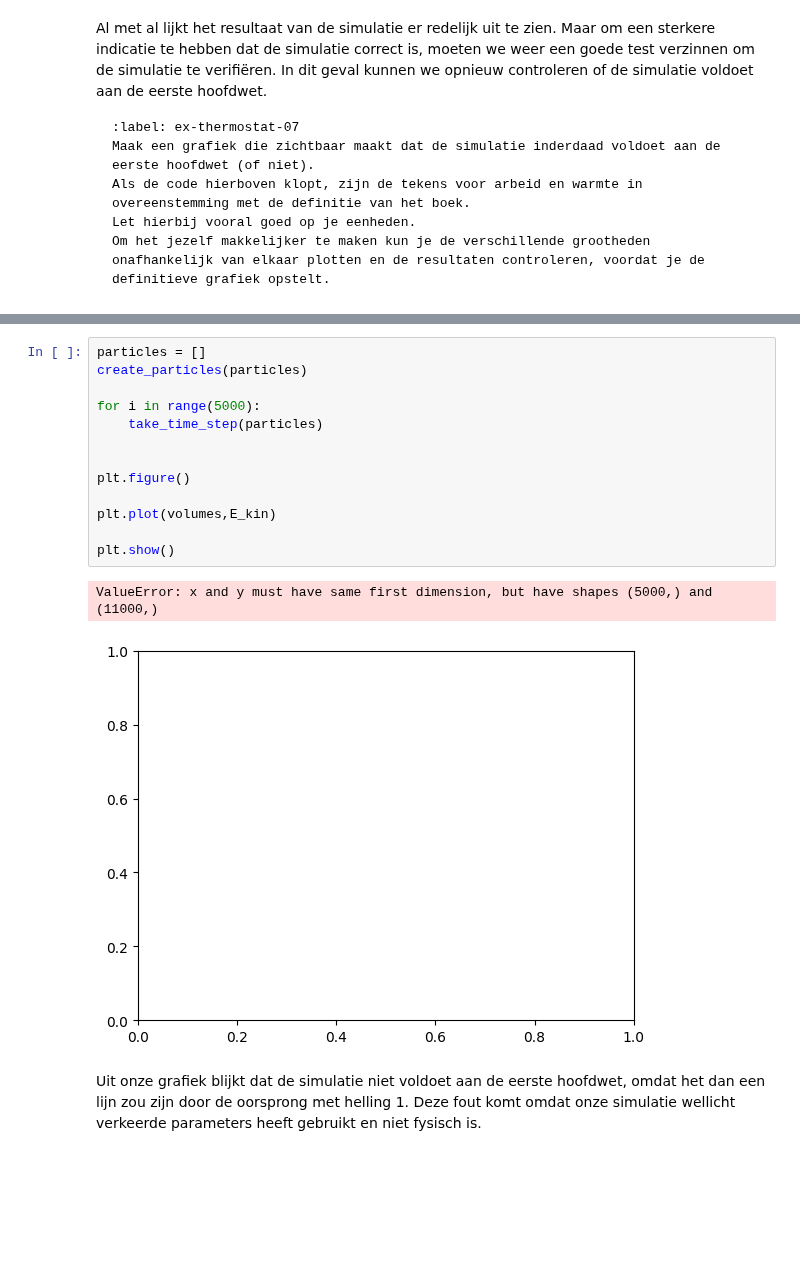
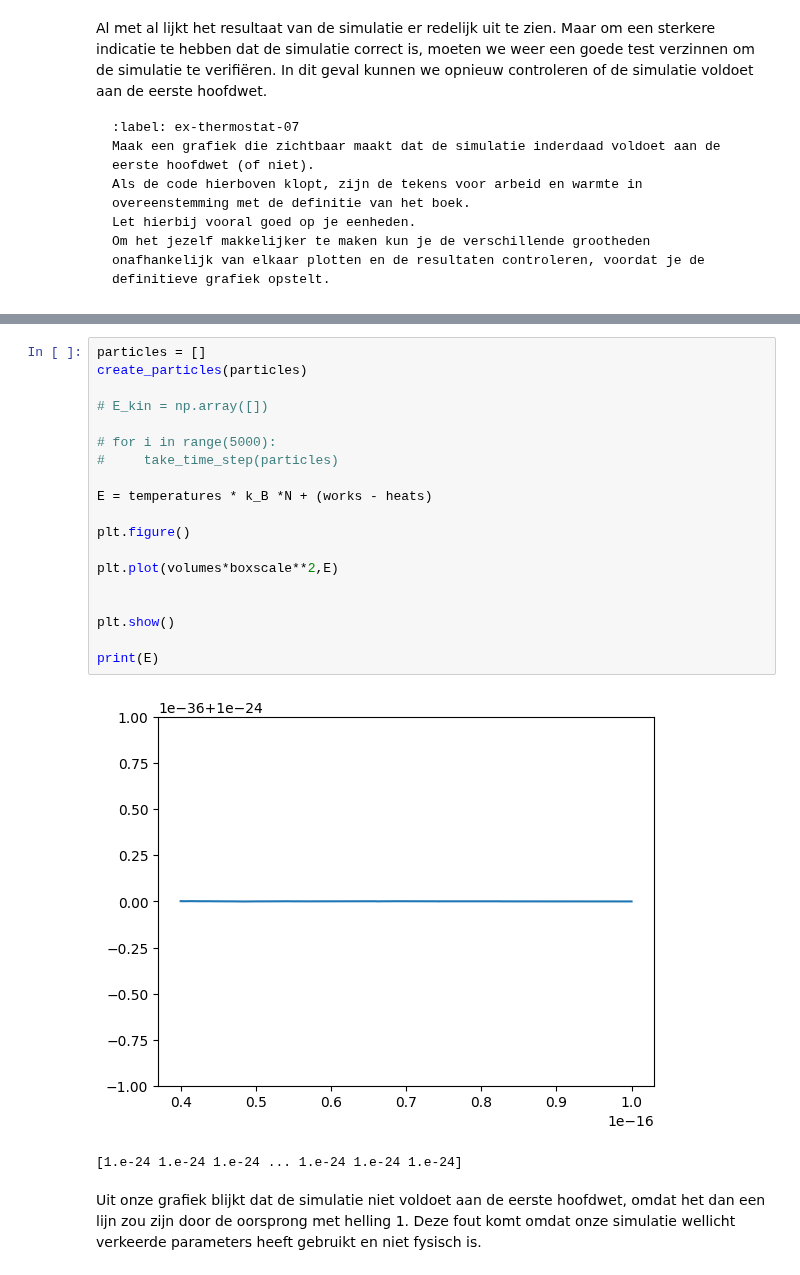
Before and after one commit to cs50202/kimienalesja, a Jupyter notebook: Content/PySim/8_thermostaat.ipynb, the cells around one changed output, grey strips where cells are left out. Drawn from its saved outputs; the diff is of its cells as text; blank space fills up the shorter version.

```diff
--- a/Content/PySim/8_thermostaat.ipynb
+++ b/Content/PySim/8_thermostaat.ipynb
@@ -487,19 +447,25 @@ Om het jezelf makkelijker te maken kun je de verschillende grootheden onafhankel
 # %%
 particles = []
 create_particles(particles)
 
-for i in range(5000):
-    take_time_step(particles)
+# E_kin = np.array([])
 
+# for i in range(5000):
+#     take_time_step(particles)
+
+E = temperatures * k_B *N + (works - heats)
 
 plt.figure()
 
-plt.plot(volumes,E_kin)
+plt.plot(volumes*boxscale**2,E)
+
 
 plt.show()
+
+print(E)
 # %% [output]
+[figure, new version]
-ValueError: x and y must have same first dimension, but have shapes (5000,) and (11000,)
+[1.e-24 1.e-24 1.e-24 ... 1.e-24 1.e-24 1.e-24]
-[figure, old version]
 # %% [markdown]
 Uit onze grafiek blijkt dat de simulatie niet voldoet aan de eerste hoofdwet, omdat het dan een lijn zou zijn door de oorsprong met helling 1. Deze fout komt omdat onze simulatie wellicht verkeerde parameters heeft gebruikt en niet fysisch is.
 # %% [markdown]
```
Also changed, not shown: parts of 5 cells of this notebook.
